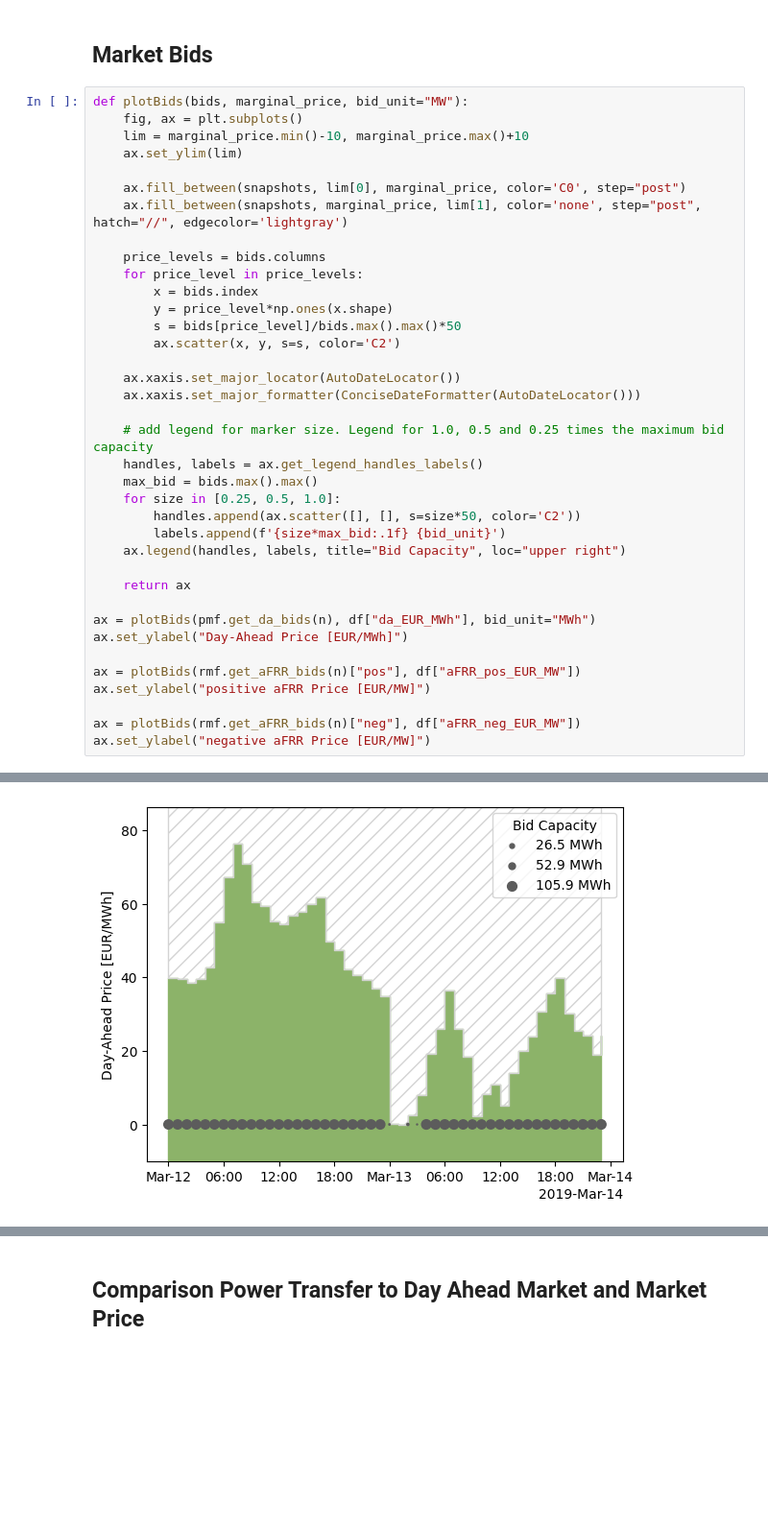
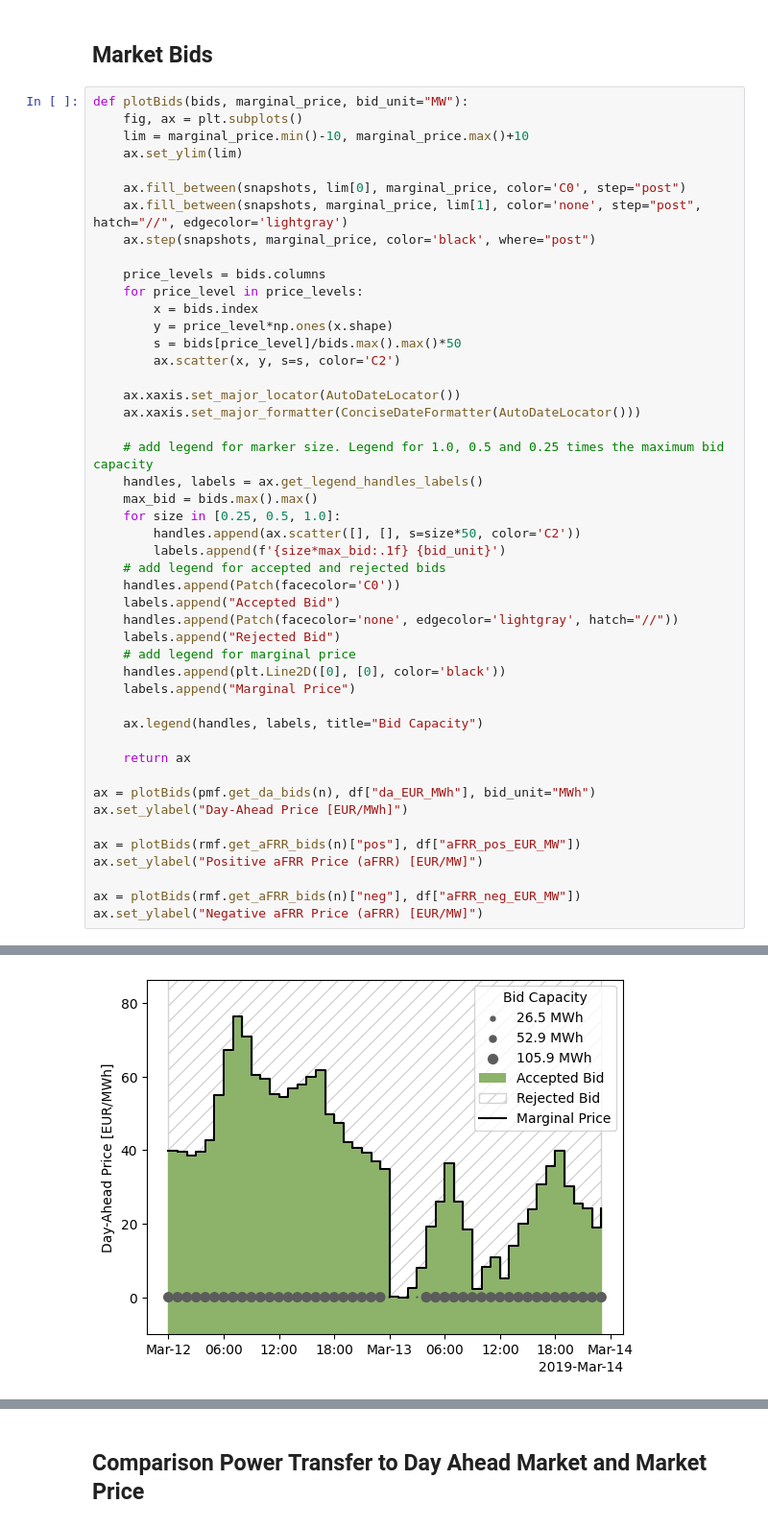
Before and after one commit to PPGS-Tools/PyPSA-stochUC, a Jupyter notebook: example.ipynb, the cells around one changed output, grey strips where cells are left out. Shown at 96% size. Saved outputs shown, nothing was run; the diff lists cells and outputs as text; blank space fills up the shorter version.

```diff
--- a/example.ipynb
+++ b/example.ipynb
@@ -152,6 +154,7 @@ def plotBids(bids, marginal_price, bid_unit="MW"):
 
     ax.fill_between(snapshots, lim[0], marginal_price, color='C0', step="post")
     ax.fill_between(snapshots, marginal_price, lim[1], color='none', step="post", hatch="//", edgecolor='lightgray')
+    ax.step(snapshots, marginal_price, color='black', where="post")
 
     price_levels = bids.columns
     for price_level in price_levels:
@@ -169,7 +172,16 @@ def plotBids(bids, marginal_price, bid_unit="MW"):
     for size in [0.25, 0.5, 1.0]:
         handles.append(ax.scatter([], [], s=size*50, color='C2'))
         labels.append(f'{size*max_bid:.1f} {bid_unit}')
-    ax.legend(handles, labels, title="Bid Capacity", loc="upper right")
+    # add legend for accepted and rejected bids
+    handles.append(Patch(facecolor='C0'))
+    labels.append("Accepted Bid")
+    handles.append(Patch(facecolor='none', edgecolor='lightgray', hatch="//"))
+    labels.append("Rejected Bid")
+    # add legend for marginal price
+    handles.append(plt.Line2D([0], [0], color='black'))
+    labels.append("Marginal Price")
+
+    ax.legend(handles, labels, title="Bid Capacity")
 
     return ax
 
@@ -177,8 +189,8 @@ ax = plotBids(pmf.get_da_bids(n), df["da_EUR_MWh"], bid_unit="MWh")
 ax.set_ylabel("Day-Ahead Price [EUR/MWh]")
 
 ax = plotBids(rmf.get_aFRR_bids(n)["pos"], df["aFRR_pos_EUR_MW"])
-ax.set_ylabel("positive aFRR Price [EUR/MW]")
+ax.set_ylabel("Positive aFRR Price (aFRR) [EUR/MW]")
 
 ax = plotBids(rmf.get_aFRR_bids(n)["neg"], df["aFRR_neg_EUR_MW"])
-ax.set_ylabel("negative aFRR Price [EUR/MW]")
+ax.set_ylabel("Negative aFRR Price (aFRR) [EUR/MW]")
 # %% [output]
@@ -186 +198 @@ Text(0, 0.5, 'negative aFRR Price [EUR/MW]')
-[figure, old version]
+[figure, new version]
```
Also changed, not shown: parts of 7 cells of this notebook, 1 other file.
